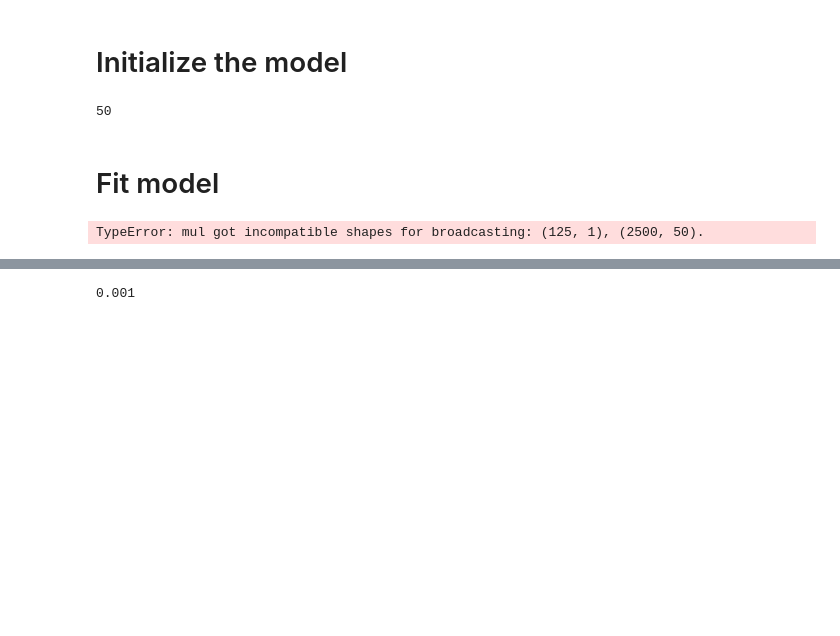
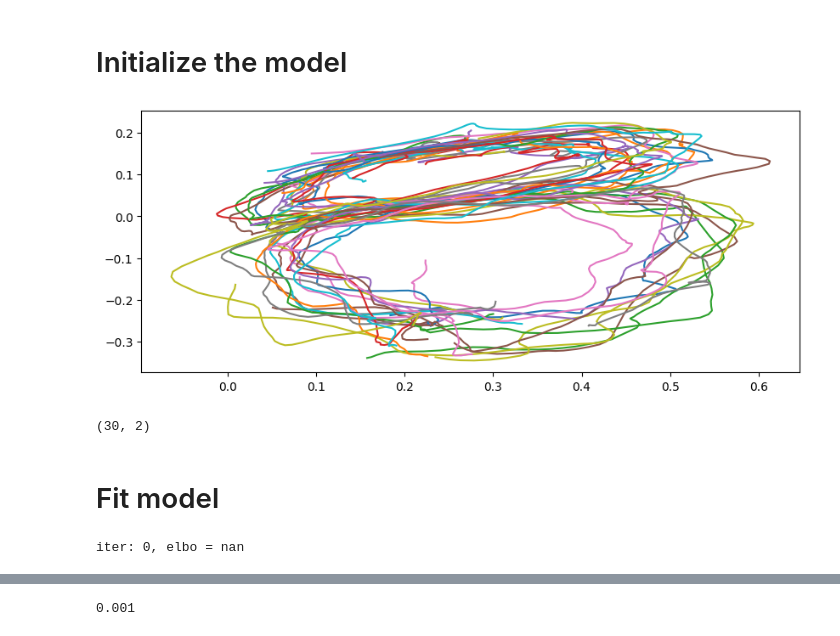
Before and after one commit to ynffsy/gpslds, a Jupyter notebook: synthetic_data_demo.ipynb, the cells around one changed output, grey strips where cells are left out. Saved outputs shown, nothing was run; the diff lists cells and outputs as text; code cells hidden in the pictures; blank space fills up the shorter version.

```diff
--- a/synthetic_data_demo.ipynb
+++ b/synthetic_data_demo.ipynb
@@ -146,20 +175,34 @@ firing_rate_data = jnp.array(firing_rate_data)
 # %%
 ## Train pLDS model
-_, n_timesteps, output_dim = spikes_binned.shape
-
 plds = ssm.LDS(
     N=output_dim,
     D=latent_dim,
     emissions='poisson',
-    emission_kwargs=dict(link='softplus', bin_size=0.02))
+    emission_kwargs=dict(link='softplus', bin_size=dt_new))
 
 plds.dynamics.A = np.eye(latent_dim)
 plds.dynamics.b = np.zeros(latent_dim)
 plds.dynamics.Sigmas = np.eye(latent_dim)[None]
-train_emissions = [np.array(spikes_).astype(int) for spikes_ in spikes]
+train_emissions = [np.array(spikes_).astype(int) for spikes_ in spikes_binned]
 elbos_init, q_init = plds.fit(train_emissions, num_iters=15, initialize=False)
 C_init = plds.emissions.Cs[0]
 d_init = plds.emissions.ds[0]
+# %%
+## Train LDS model
+lds = ssm.LDS(
+    N=output_dim,
+    D=latent_dim,
+    emissions='gaussian',
+    dynamics='gaussian')
+
+# lds.dynamics.A = np.eye(latent_dim)
+# lds.dynamics.b = np.zeros(latent_dim)
+# lds.dynamics.Sigmas = np.eye(latent_dim)[None]
+train_emissions = [np.array(firing_rates) for firing_rates in firing_rate_data]
+elbos_init, q_init = lds.fit(train_emissions, num_iters=15, initialize=False)
+C_init = plds.emissions.Cs[0]
+d_init = plds.emissions.ds[0]
+R_init = lds.emissions.inv_etas[0]
 # %% [markdown]
 # Plot true dynamics, latents, and observations
 # %%
@@ -232,7 +283,21 @@ x0_init_params = None
+# %%
+import matplotlib.pyplot as plt
+import numpy as np
+
+plt.figure(figsize=(10, 4))
+
+for i_trial in range(n_trials):
+    xs = q_init.mean_continuous_states[i_trial][:, 0]
+    ys = q_init.mean_continuous_states[i_trial][:, 1]
+    plt.plot(xs, ys)
+
+plt.show()
+# %% [output]
+[figure, added]
 # %%
-output_dim
+x0_init_params.shape
 # %% [output]
-50
+(30, 2)
 # %% [markdown]
 # Fit model
 # %%
@@ -271,7 +336,7 @@ learning_rates = (decay + jnp.arange(1, 1 + n_iters)) ** (forgetting_rate)
 result_dicts, elbos = fit_variational_em(
     key,
     latent_dim,
-    dt,
+    dt_new,
     fn,
     likelihood,
     trial_mask,
@@ -287,7 +352,7 @@ result_dicts, elbos = fit_variational_em(
     learning_rates=learning_rates,
     batch_size=n_trials)
 # %% [output]
-TypeError: mul got incompatible shapes for broadcasting: (125, 1), (2500, 50).
+iter: 0, elbo = nan
 # %%
 m0            = result_dicts[-1]['m0']
 S0            = result_dicts[-1]['S0']
```
Also changed, not shown: parts of 13 cells of this notebook.
